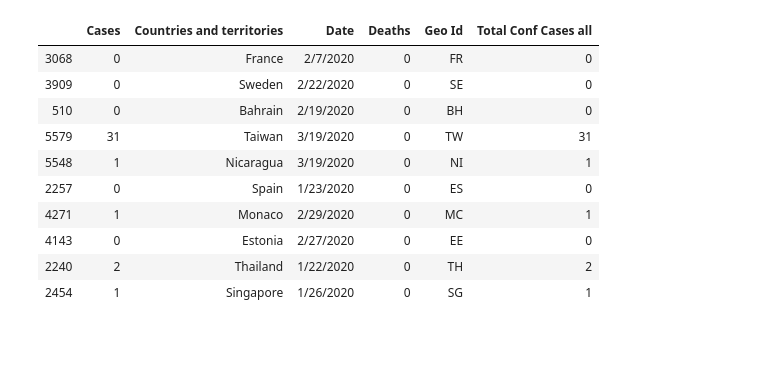
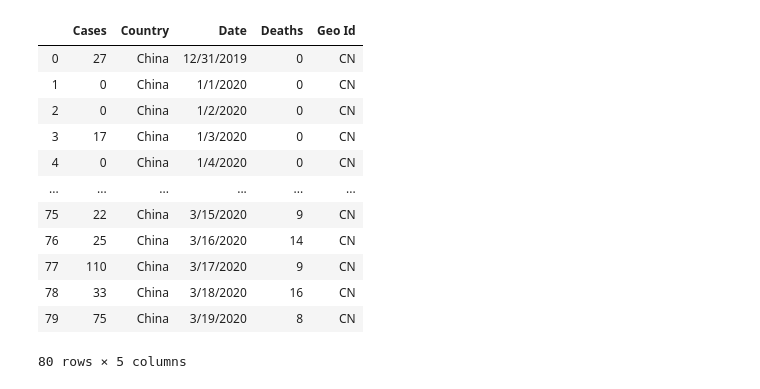
Before and after one commit to allenjiang666/statistics-exercises, a Jupyter notebook: coronavirus_exploration.ipynb, the cells around one changed output. Drawn from its saved outputs; the diff is of its cells as text; code cells hidden in the pictures; blank space fills up the shorter version.

```diff
--- a/coronavirus_exploration.ipynb
+++ b/coronavirus_exploration.ipynb
@@ -5,14 +3,0 @@ coronavirus = pd.read_csv('NUMBERS_data.csv')
-# %%
-coronavirus.sample(10)
-# %% [output]
-|  | Cases | Countries and territories | Date | Deaths | Geo Id | Total Conf Cases all |
-| 3068 | 0 | France | 2/7/2020 | 0 | FR | 0 |
-| 3909 | 0 | Sweden | 2/22/2020 | 0 | SE | 0 |
-| 510 | 0 | Bahrain | 2/19/2020 | 0 | BH | 0 |
-| 5579 | 31 | Taiwan | 3/19/2020 | 0 | TW | 31 |
-| 5548 | 1 | Nicaragua | 3/19/2020 | 0 | NI | 1 |
-| 2257 | 0 | Spain | 1/23/2020 | 0 | ES | 0 |
-| 4271 | 1 | Monaco | 2/29/2020 | 0 | MC | 1 |
-| 4143 | 0 | Estonia | 2/27/2020 | 0 | EE | 0 |
-| 2240 | 2 | Thailand | 1/22/2020 | 0 | TH | 2 |
-| 2454 | 1 | Singapore | 1/26/2020 | 0 | SG | 1 |
@@ -20,0 +4,22 @@ coronavirus.reset_index?
+# %%
+coronavirus = pd.read_csv('NUMBERS_data.csv')
+
+coronavirus = coronavirus.rename(columns={"Countries and territories": "Country"}).drop(columns= "Total Conf Cases all")
+# %%
+coronavirus_in_china =  coronavirus[coronavirus.Country == "China"]
+coronavirus_in_china = coronavirus_in_china.reset_index(drop=True)
+coronavirus_in_china
+# %% [output]
+|  | Cases | Country | Date | Deaths | Geo Id |
+| 0 | 27 | China | 12/31/2019 | 0 | CN |
+| 1 | 0 | China | 1/1/2020 | 0 | CN |
+| 2 | 0 | China | 1/2/2020 | 0 | CN |
+| 3 | 17 | China | 1/3/2020 | 0 | CN |
+| 4 | 0 | China | 1/4/2020 | 0 | CN |
+| ... | ... | ... | ... | ... | ... |
+| 75 | 22 | China | 3/15/2020 | 9 | CN |
+| 76 | 25 | China | 3/16/2020 | 14 | CN |
+| 77 | 110 | China | 3/17/2020 | 9 | CN |
+| 78 | 33 | China | 3/18/2020 | 16 | CN |
+| 79 | 75 | China | 3/19/2020 | 8 | CN |
+80 rows × 5 columns
```
Also changed, not shown: parts of 8 cells of this notebook, 3 other files.
